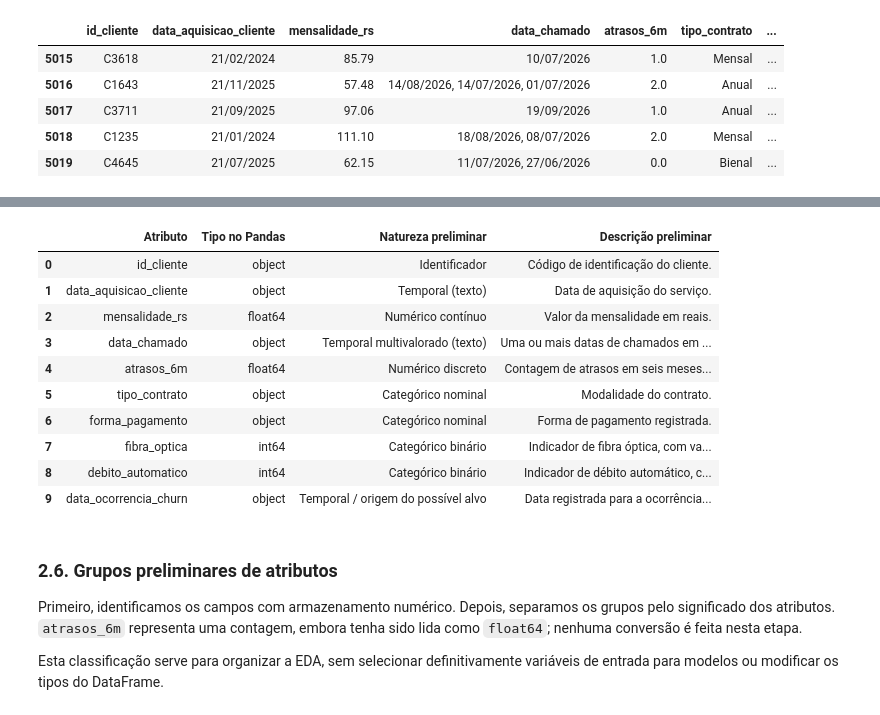
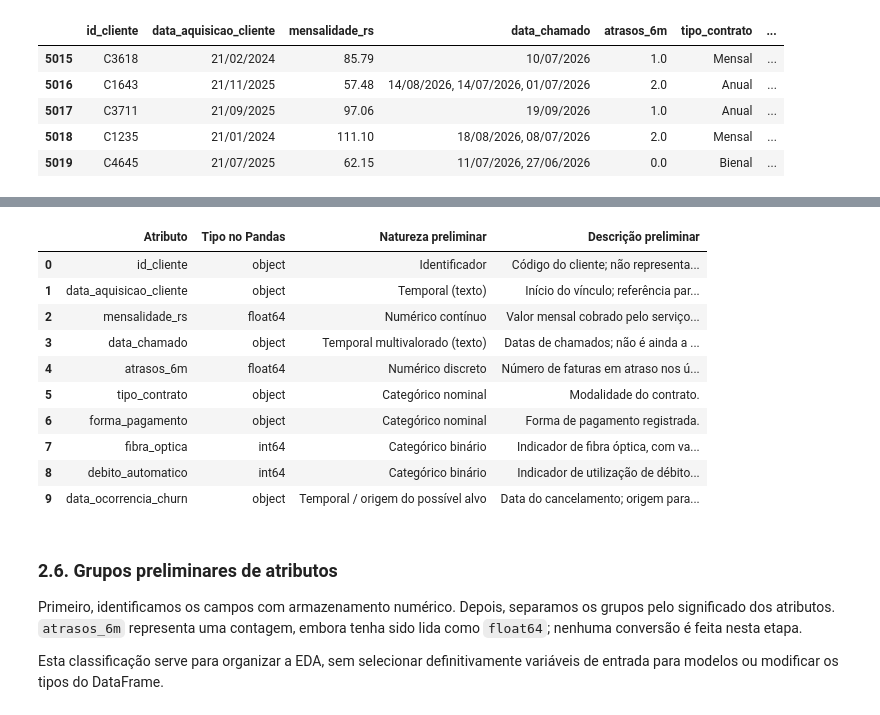
Before and after one commit to AlvaroNegromonte/churn_analysis_SI, a Jupyter notebook: analise_base_churn.ipynb, the cells around one changed output, grey strips where cells are left out. Cells and saved outputs as stored; diff of their text form; code cells hidden in the pictures.

```diff
--- a/analise_base_churn.ipynb
+++ b/analise_base_churn.ipynb
@@ -181,40 +197,40 @@ texto nesta etapa. A tabela reúne todas as colunas na ordem original.
 # %%
 descricoes_atributos = {
-    "id_cliente": ("Identificador", "Código de identificação do cliente."),
-    "data_aquisicao_cliente": ("Temporal (texto)", "Data de aquisição do serviço."),
-    "mensalidade_rs": ("Numérico contínuo", "Valor da mensalidade em reais."),
-    "data_chamado": ("Temporal multivalorado (texto)", "Uma ou mais datas de chamados em um campo."),
-    "atrasos_6m": ("Numérico discreto", "Contagem de atrasos em seis meses, conforme o nome."),
+    "id_cliente": ("Identificador", "Código do cliente; não representa ordem ou grandeza de consumo."),
+    "data_aquisicao_cliente": ("Temporal (texto)", "Início do vínculo; referência para calcular permanência até o corte."),
+    "mensalidade_rs": ("Numérico contínuo", "Valor mensal cobrado pelo serviço, em reais."),
+    "data_chamado": ("Temporal multivalorado (texto)", "Datas de chamados; não é ainda a contagem nos 90 dias anteriores ao corte."),
+    "atrasos_6m": ("Numérico discreto", "Número de faturas em atraso nos últimos seis meses."),
     "tipo_contrato": ("Categórico nominal", "Modalidade do contrato."),
     "forma_pagamento": ("Categórico nominal", "Forma de pagamento registrada."),
     "fibra_optica": ("Categórico binário", "Indicador de fibra óptica, com valores 0 e 1 observados."),
-    "debito_automatico": ("Categórico binário", "Indicador de débito automático, com valores 0 e 1 observados."),
-    "data_ocorrencia_churn": ("Temporal / origem do possível alvo", "Data registrada para a ocorrência de churn."),
+    "debito_automatico": ("Categórico binário", "Indicador de utilização de débito automático, com valores 0 e 1 observados."),
+    "data_ocorrencia_churn": ("Temporal / origem do possível alvo", "Data do cancelamento; origem para o alvo no horizonte de 60 dias após o corte."),
 }
 
 inventario = pd.DataFrame([
     {
         "Atributo": coluna,
         "Tipo no Pandas": str(df[coluna].dtype),
         "Natureza preliminar": descricoes_atributos[coluna][0],
         "Descrição preliminar": descricoes_atributos[coluna][1],
     }
     for coluna in df.columns
 ])
 
 display(inventario)
 # %% [output]
 |  | Atributo | Tipo no Pandas | Natureza preliminar | Descrição preliminar |
-| 0 | id_cliente | object | Identificador | Código de identificação do cliente. |
-| 1 | data_aquisicao_cliente | object | Temporal (texto) | Data de aquisição do serviço. |
-| 2 | mensalidade_rs | float64 | Numérico contínuo | Valor da mensalidade em reais. |
-| 3 | data_chamado | object | Temporal multivalorado (texto) | Uma ou mais datas de chamados em ... |
-| 4 | atrasos_6m | float64 | Numérico discreto | Contagem de atrasos em seis meses... |
+| 0 | id_cliente | object | Identificador | Código do cliente; não representa... |
+| 1 | data_aquisicao_cliente | object | Temporal (texto) | Início do vínculo; referência par... |
+| 2 | mensalidade_rs | float64 | Numérico contínuo | Valor mensal cobrado pelo serviço... |
+| 3 | data_chamado | object | Temporal multivalorado (texto) | Datas de chamados; não é ainda a ... |
+| 4 | atrasos_6m | float64 | Numérico discreto | Número de faturas em atraso nos ú... |
 | 5 | tipo_contrato | object | Categórico nominal | Modalidade do contrato. |
 | 6 | forma_pagamento | object | Categórico nominal | Forma de pagamento registrada. |
 | 7 | fibra_optica | int64 | Categórico binário | Indicador de fibra óptica, com va... |
-| 8 | debito_automatico | int64 | Categórico binário | Indicador de débito automático, c... |
-| 9 | data_ocorrencia_churn | object | Temporal / origem do possível alvo | Data registrada para a ocorrência... |
+| 8 | debito_automatico | int64 | Categórico binário | Indicador de utilização de débito... |
+| 9 | data_ocorrencia_churn | object | Temporal / origem do possível alvo | Data do cancelamento; origem para... |
 # %% [markdown]
 ### 2.6. Grupos preliminares de atributos
 
```
Also changed, not shown: parts of 68 cells of this notebook, 2 other files.
